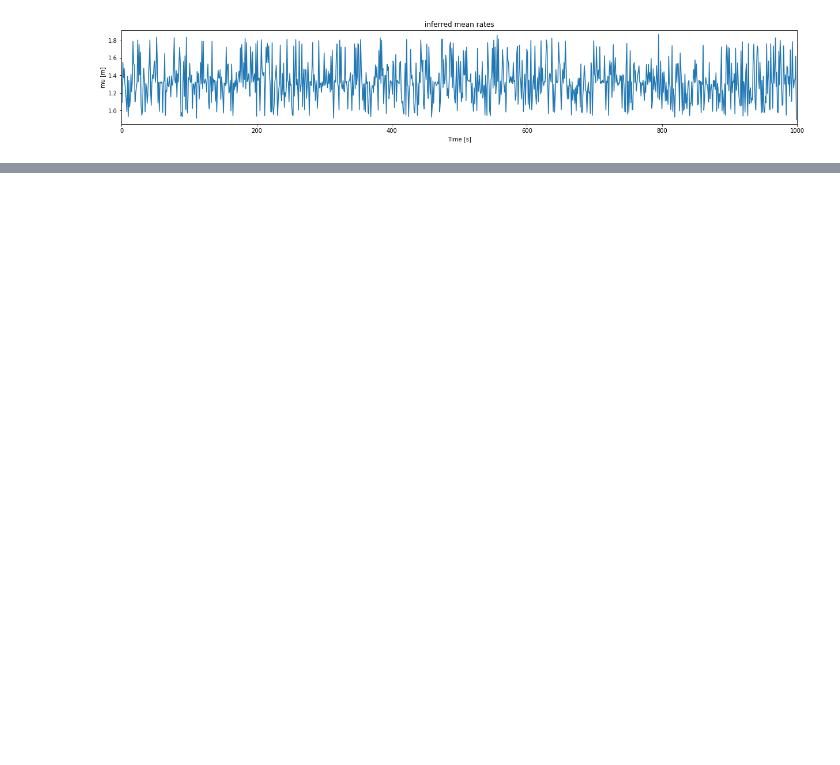
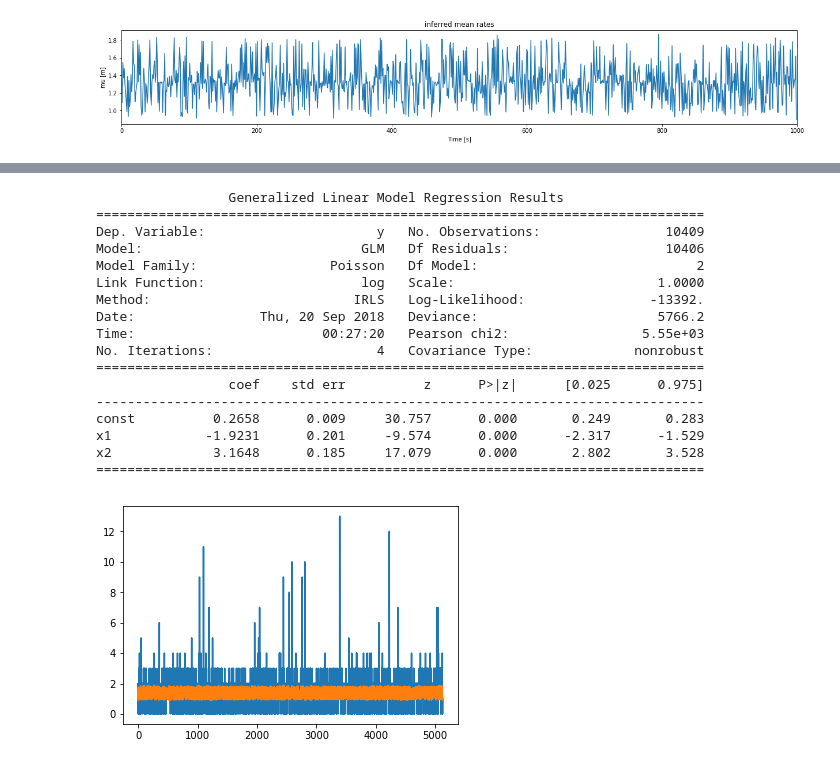
Before and after one commit to zqwei/Janelia-Lectures, a Jupyter notebook: 2018-Machine_learning/lecture_2/NeuralML.ipynb, the cells around one changed output, grey strips where cells are left out. Cells and saved outputs as stored; diff of their text form; code cells hidden in the pictures; blank space fills up the shorter version.

```diff
--- a/2018-Machine_learning/lecture_2/NeuralML.ipynb
+++ b/2018-Machine_learning/lecture_2/NeuralML.ipynb
@@ -555,0 +545,33 @@ plt.tight_layout()
+# %%
+# center data
+Y_centered = Y-Y.mean(axis = 0)
+# don't forget to add a bias term
+Y_cart = augment_data(Y_centered)
+X_train, X_test, y_train, y_test = train_test_split(X[:,154], Y_cart, test_size=0.33, random_state=0)
+poisson_model = sm.GLM(X_train, y_train,family=sm.families.Poisson(sm.genmod.families.links.log))
+results = poisson_model.fit()
+rate_pred = results.predict(Y_cart_dummy)
+rate_pred = rate_pred.reshape([xx_cart_coord.shape[0],-1])
+data = [X_train, X_test, y_train, y_test]
+plt.plot(X_test)
+plt.plot(results.predict(y_test))
+print(results.summary())
+# %% [output]
+                 Generalized Linear Model Regression Results
+==============================================================================
+Dep. Variable:                      y   No. Observations:                10409
+Model:                            GLM   Df Residuals:                    10406
+Model Family:                 Poisson   Df Model:                            2
+Link Function:                    log   Scale:                          1.0000
+Method:                          IRLS   Log-Likelihood:                -13392.
+Date:                Thu, 20 Sep 2018   Deviance:                       5766.2
+Time:                        00:27:20   Pearson chi2:                 5.55e+03
+No. Iterations:                     4   Covariance Type:             nonrobust
+==============================================================================
+                 coef    std err          z      P>|z|      [0.025      0.975]
+------------------------------------------------------------------------------
+const          0.2658      0.009     30.757      0.000       0.249       0.283
+x1            -1.9231      0.201     -9.574      0.000      -2.317      -1.529
+x2             3.1648      0.185     17.079      0.000       2.802       3.528
+==============================================================================
+[figure, added]
```
Also changed, not shown: parts of 16 cells of this notebook, 1 other file.
